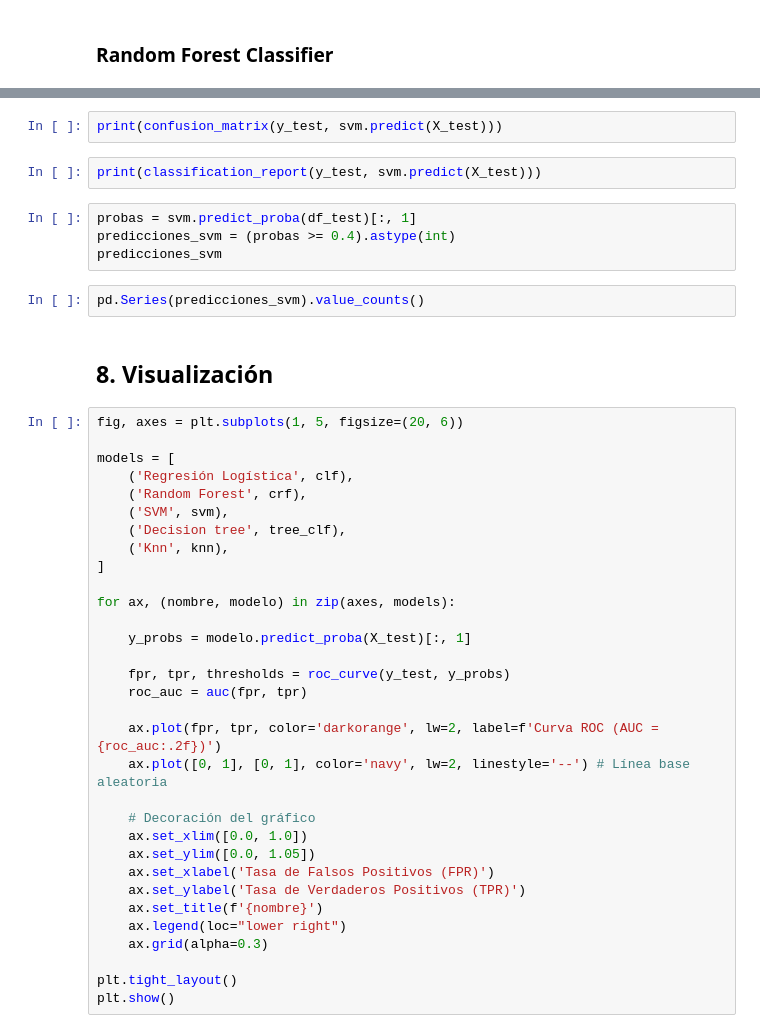
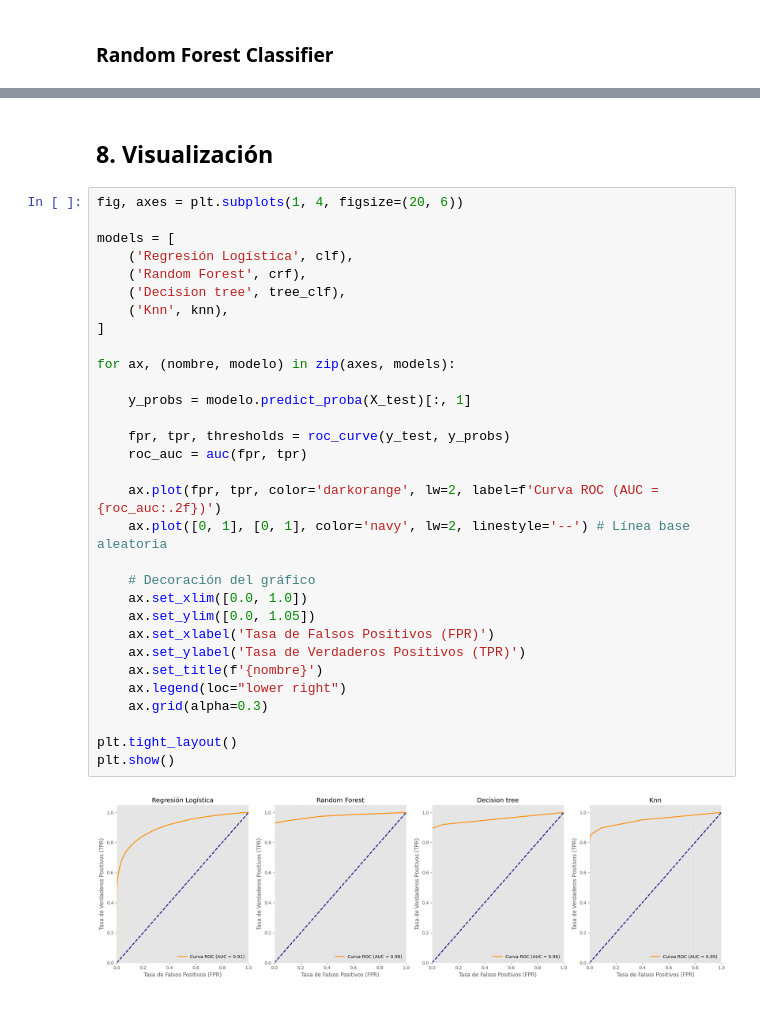
Before and after one commit to cacelass/tasa_churn, a Jupyter notebook: notebooks/0-1-Alejandro Cancelas Chapela-ProcesamientoDatos.ipynb, the cells around one changed output, grey strips where cells are left out. Drawn from its saved outputs; the diff is of its cells as text.

```diff
--- a/notebooks/0-1-Alejandro Cancelas Chapela-ProcesamientoDatos.ipynb
+++ b/notebooks/0-1-Alejandro Cancelas Chapela-ProcesamientoDatos.ipynb
@@ -701,45 +777,36 @@ pd.Series(predicciones_crf).value_counts()
-# %%
-print(confusion_matrix(y_test, svm.predict(X_test)))
-# %%
-print(classification_report(y_test, svm.predict(X_test)))
-# %%
-probas = svm.predict_proba(df_test)[:, 1]
-predicciones_svm = (probas >= 0.4).astype(int)
-predicciones_svm
-# %%
-pd.Series(predicciones_svm).value_counts()
 # %% [markdown]
 ## 8. Visualización
 # %%
-fig, axes = plt.subplots(1, 5, figsize=(20, 6))
+fig, axes = plt.subplots(1, 4, figsize=(20, 6))
 
 models = [
     ('Regresión Logística', clf),
     ('Random Forest', crf),
-    ('SVM', svm),
     ('Decision tree', tree_clf),
     ('Knn', knn),
 ]
 
 for ax, (nombre, modelo) in zip(axes, models):
 
     y_probs = modelo.predict_proba(X_test)[:, 1]
 
     fpr, tpr, thresholds = roc_curve(y_test, y_probs)
     roc_auc = auc(fpr, tpr)
 
     ax.plot(fpr, tpr, color='darkorange', lw=2, label=f'Curva ROC (AUC = {roc_auc:.2f})')
     ax.plot([0, 1], [0, 1], color='navy', lw=2, linestyle='--') # Línea base aleatoria
 
     # Decoración del gráfico
     ax.set_xlim([0.0, 1.0])
     ax.set_ylim([0.0, 1.05])
     ax.set_xlabel('Tasa de Falsos Positivos (FPR)')
     ax.set_ylabel('Tasa de Verdaderos Positivos (TPR)')
     ax.set_title(f'{nombre}')
     ax.legend(loc="lower right")
     ax.grid(alpha=0.3)
 
 plt.tight_layout()
 plt.show()
+# %% [output]
+[figure, added]
 # %%
```
Also changed, not shown: parts of 32 cells of this notebook.
